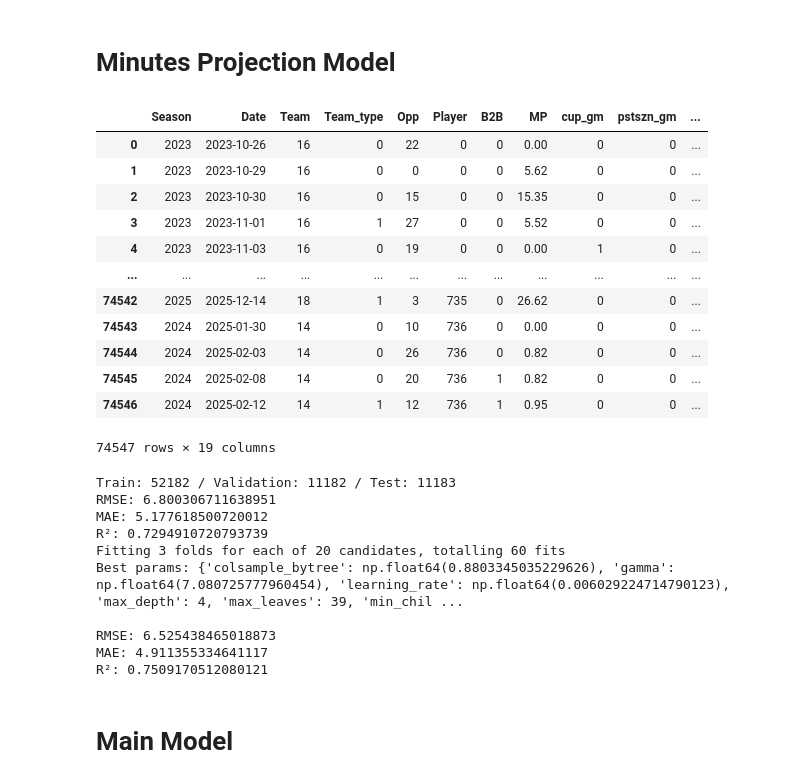
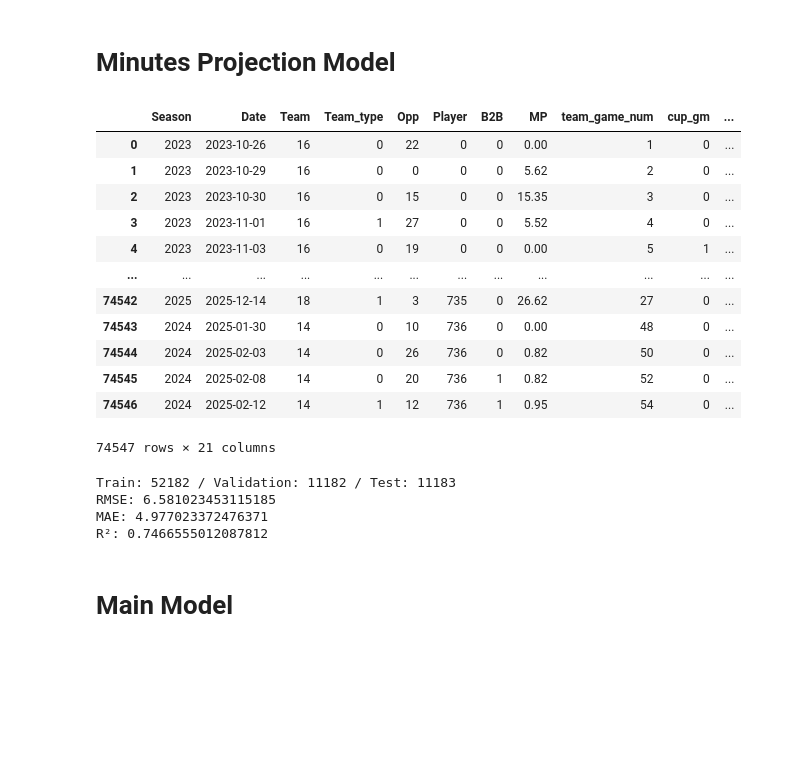
Before and after one commit to Relenes510/fantasy_basketball, a Jupyter notebook: notebooks/create_ML_model.ipynb, the cells around one changed output. Cells and saved outputs as stored; diff of their text form; code cells hidden in the pictures; blank space fills up the shorter version.

```diff
--- a/notebooks/create_ML_model.ipynb
+++ b/notebooks/create_ML_model.ipynb
@@ -222,7 +226,7 @@ base df created 2025-12-16 18:28:45.564076
 # %%
 def setup_df_mins(con, df):
 
-    df = df[['Season', 'Date', 'Team', 'Team_type', 'Opp', 'Player', 'B2B', 'MP', 'cup_gm', 'pstszn_gm']]
+    df = df[['Season', 'Date', 'Team', 'Team_type', 'Opp', 'Player', 'B2B', 'MP', 'team_game_num', 'cup_gm', 'pstszn_gm']]
     df = df.sort_values(['Player', 'Season', 'Date']).reset_index(drop=True)
 
     df['MP_lst_gm'] = (
@@ -253,27 +257,6 @@ def setup_df_mins(con, df):
 
     df['prev_team_mins_pct'] = (df.groupby(['Player', 'Season'])['MP'].shift(1)) / 240
 
-    # EXPERIMENTAL
-    df['Team_mins'] = (
-        df.groupby(['Team', 'Date'])['MP']
-          .transform('sum')
-    )
-    df['Team_mins'] = np.where(df.Team_mins < 240, 240, df.Team_mins)
-    df['Lst5_TmMins'] = (
-        df.groupby(['Team', 'Season'])['Team_mins']
-          .rolling(window=5, min_periods=1)
-          .sum()
-          .shift(1)
-          .reset_index(level=[0, 1], drop=True)
-    )
-    df['Lst5_PlyrMins'] = (
-        df.groupby(['Player', 'Season'])['MP']
-          .rolling(window=5, min_periods=1)
-          .sum()
-          .shift(1)
-          .reset_index(level=[0, 1], drop=True)
-    )
-    df['TmMinsPct_Lst5'] = df.Lst5_PlyrMins / df.Lst5_TmMins
 
     df['reserve_td'] = (df.MP < 8).astype(int)
     df['bench_td']   = ((df.MP >= 8) & (df.MP <= 25)).astype(int)
@@ -288,56 +271,55 @@ def setup_df_mins(con, df):
     # 2.) EXPERIMENT: take full season team mins and take full season players MP and get pct that way, then rank player
     # usage rate per team
     # 3.) Add games missed column
+    df['missed_games'] = (
+        df.groupby(['Player', 'Team', 'Season'])['team_game_num']
+          .diff()
+          .sub(1)
+          .fillna(0)
+          .astype(int)
+    )
     # 4.) Add coming back from injury column
 
     # In attempt to keep minutes realistic
     # 5.) Add column that signals max career reg games mins
-    # 6.) Add column that signals max career OT mins too?
+    df["career_max_mins"] = df.groupby("Player")["MP"].cummax().shift(1)
 
-
-    df = df.drop(['Team_mins', 'Lst5_TmMins', 'Lst5_PlyrMins', 'reserve_td', 'bench_td', 'starter_td'], axis=1)
-
+    df = df.drop(['reserve_td', 'bench_td', 'starter_td'], axis=1)
 
     return df
 # %%
 df_mins = df.copy()
 df_mins = setup_df_mins(con, df_mins)
 display(df_mins)
 
 n = len(df_mins)
 train_end = int(0.7 * n)
 val_end   = int(0.85 * n)
 mins_train_df = df_mins.iloc[:train_end]
 mins_val_df   = df_mins.iloc[train_end:val_end]
 mins_test_df  = df_mins.iloc[val_end:]
 
 mins_model, mins_splits = create_baseline_model(df_mins, "MP", mins_train_df, mins_val_df, mins_test_df)
-mins_model, mins_preds = hyperparam_tuning(mins_model, mins_splits)
+# mins_model, mins_preds = hyperparam_tuning(mins_model, mins_splits)
 # feature_importance(mins_model)
 # %% [output]
-|  | Season | Date | Team | Team_type | Opp | Player | B2B | MP | cup_gm | pstszn_gm | ... |
-| 0 | 2023 | 2023-10-26 | 16 | 0 | 22 | 0 | 0 | 0.00 | 0 | 0 | ... |
-| 1 | 2023 | 2023-10-29 | 16 | 0 | 0 | 0 | 0 | 5.62 | 0 | 0 | ... |
-| 2 | 2023 | 2023-10-30 | 16 | 0 | 15 | 0 | 0 | 15.35 | 0 | 0 | ... |
-| 3 | 2023 | 2023-11-01 | 16 | 1 | 27 | 0 | 0 | 5.52 | 0 | 0 | ... |
-| 4 | 2023 | 2023-11-03 | 16 | 0 | 19 | 0 | 0 | 0.00 | 1 | 0 | ... |
+|  | Season | Date | Team | Team_type | Opp | Player | B2B | MP | team_game_num | cup_gm | ... |
+| 0 | 2023 | 2023-10-26 | 16 | 0 | 22 | 0 | 0 | 0.00 | 1 | 0 | ... |
+| 1 | 2023 | 2023-10-29 | 16 | 0 | 0 | 0 | 0 | 5.62 | 2 | 0 | ... |
+| 2 | 2023 | 2023-10-30 | 16 | 0 | 15 | 0 | 0 | 15.35 | 3 | 0 | ... |
+| 3 | 2023 | 2023-11-01 | 16 | 1 | 27 | 0 | 0 | 5.52 | 4 | 0 | ... |
+| 4 | 2023 | 2023-11-03 | 16 | 0 | 19 | 0 | 0 | 0.00 | 5 | 1 | ... |
 | ... | ... | ... | ... | ... | ... | ... | ... | ... | ... | ... | ... |
-| 74542 | 2025 | 2025-12-14 | 18 | 1 | 3 | 735 | 0 | 26.62 | 0 | 0 | ... |
-| 74543 | 2024 | 2025-01-30 | 14 | 0 | 10 | 736 | 0 | 0.00 | 0 | 0 | ... |
-| 74544 | 2024 | 2025-02-03 | 14 | 0 | 26 | 736 | 0 | 0.82 | 0 | 0 | ... |
-| 74545 | 2024 | 2025-02-08 | 14 | 0 | 20 | 736 | 1 | 0.82 | 0 | 0 | ... |
-| 74546 | 2024 | 2025-02-12 | 14 | 1 | 12 | 736 | 1 | 0.95 | 0 | 0 | ... |
+| 74542 | 2025 | 2025-12-14 | 18 | 1 | 3 | 735 | 0 | 26.62 | 27 | 0 | ... |
+| 74543 | 2024 | 2025-01-30 | 14 | 0 | 10 | 736 | 0 | 0.00 | 48 | 0 | ... |
+| 74544 | 2024 | 2025-02-03 | 14 | 0 | 26 | 736 | 0 | 0.82 | 50 | 0 | ... |
+| 74545 | 2024 | 2025-02-08 | 14 | 0 | 20 | 736 | 1 | 0.82 | 52 | 0 | ... |
+| 74546 | 2024 | 2025-02-12 | 14 | 1 | 12 | 736 | 1 | 0.95 | 54 | 0 | ... |
-74547 rows × 19 columns
+74547 rows × 21 columns
 Train: 52182 / Validation: 11182 / Test: 11183
-RMSE: 6.800306711638951
-MAE: 5.177618500720012
-R²: 0.7294910720793739
-Fitting 3 folds for each of 20 candidates, totalling 60 fits
-Best params: {'colsample_bytree': np.float64(0.8803345035229626), 'gamma': np.float64(7.080725777960454), 'learning_rate': np.float64(0.006029224714790123), 'max_depth': 4, 'max_leaves': 39, 'min_chil ...
-
-RMSE: 6.525438465018873
-MAE: 4.911355334641117
-R²: 0.7509170512080121
+RMSE: 6.581023453115185
+MAE: 4.977023372476371
+R²: 0.7466555012087812
 # %% [markdown]
 # Main Model
 # %%
```
Also changed, not shown: parts of 4 cells of this notebook, 5 other files.
